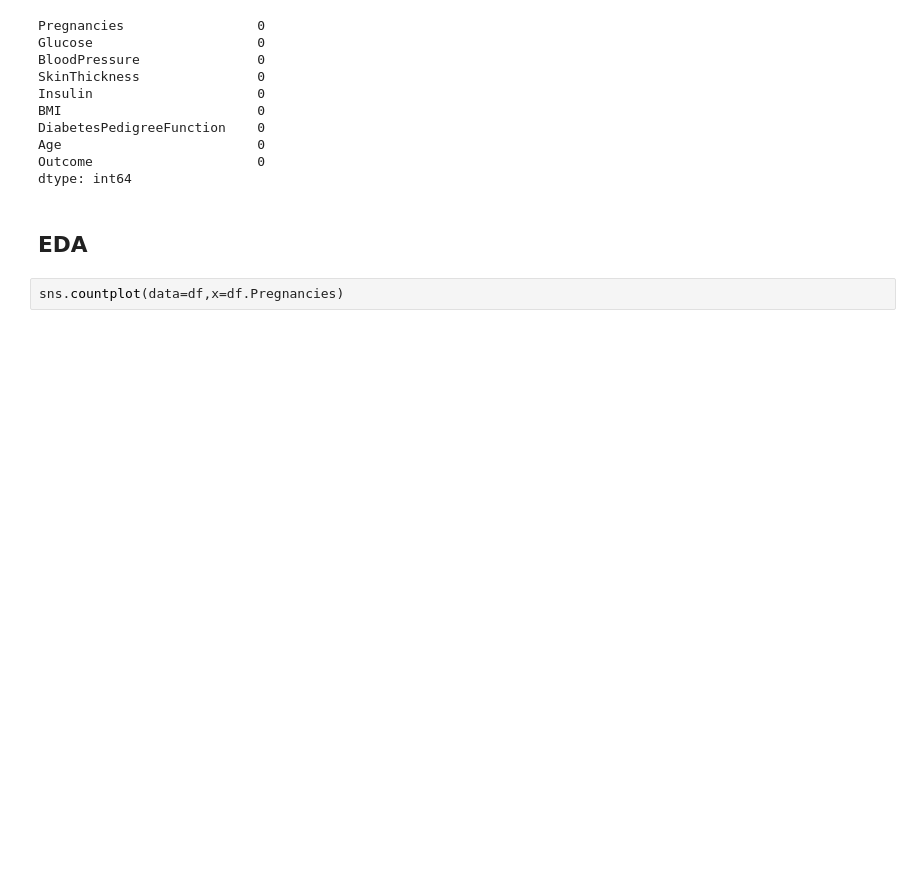
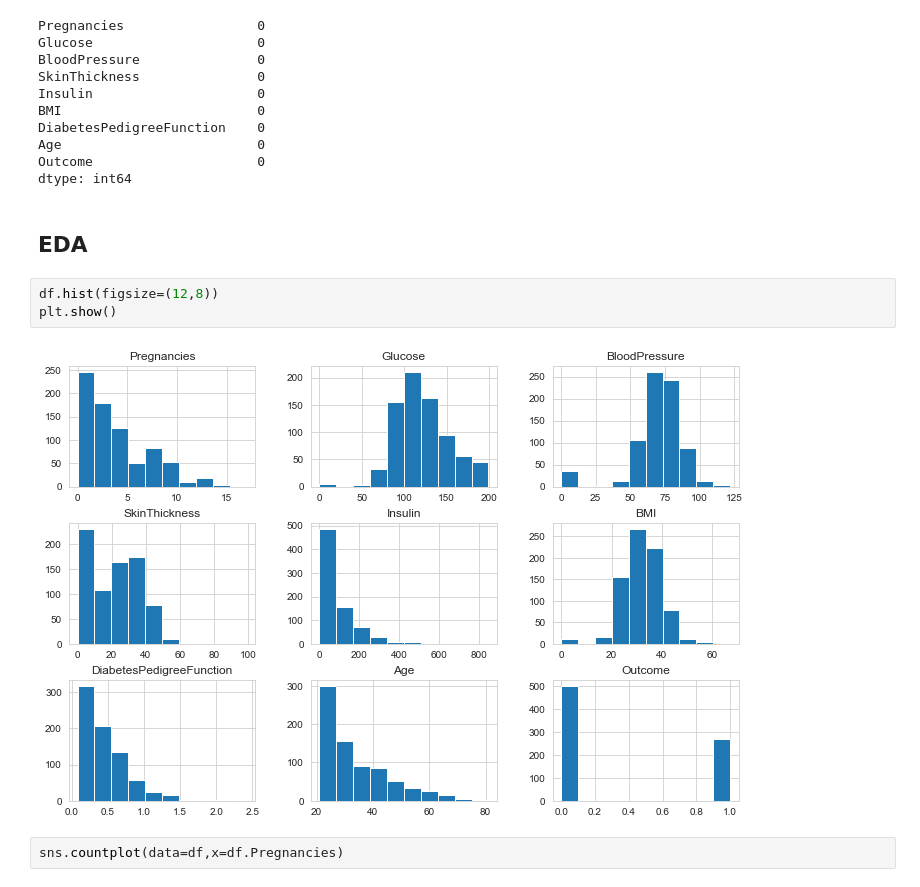
Before and after one commit to Sialsanwal/Data-Science, a Jupyter notebook: Diabaties EDA.ipynb, the cells around one changed output. Saved outputs shown, nothing was run; the diff lists cells and outputs as text; blank space fills up the shorter version.

```diff
--- a/Diabaties EDA.ipynb
+++ b/Diabaties EDA.ipynb
@@ -99,6 +101,11 @@ Outcome                     0
 dtype: int64
 # %% [markdown]
 ## EDA
+# %%
+df.hist(figsize=(12,8))
+plt.show()
+# %% [output]
+[figure, added]
 # %%
 sns.countplot(data=df,x=df.Pregnancies)
 # %% [output]
```
Also changed, not shown: parts of 4 cells of this notebook.
